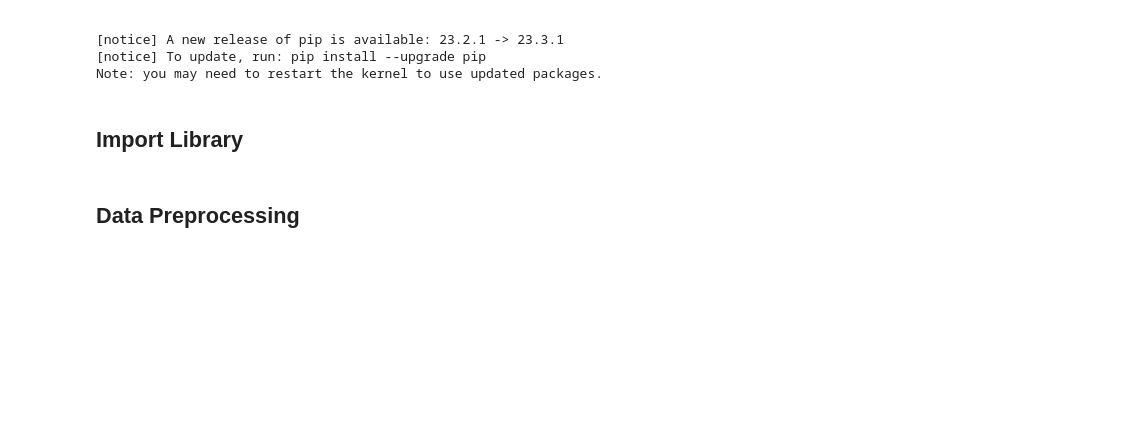
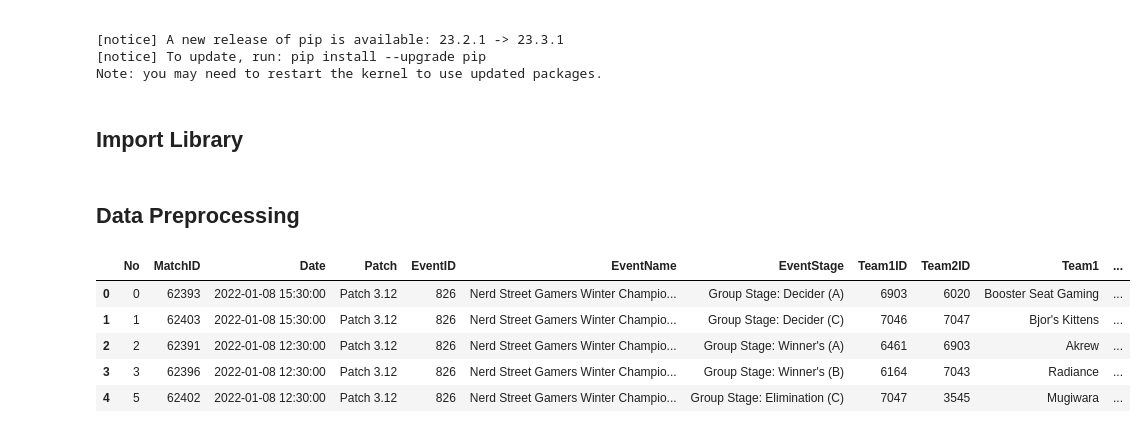
Before and after one commit to michaelsinanta/tk-kasdad, a Jupyter notebook: tk-kasdad.ipynb, the cells around one changed output. Drawn from its saved outputs; the diff is of its cells as text; code cells hidden in the pictures; blank space fills up the shorter version.

```diff
--- a/tk-kasdad.ipynb
+++ b/tk-kasdad.ipynb
@@ -66,3 +66,12 @@ df_games = pd.read_csv('./games.csv')
 df_matches = pd.read_csv('./matches.csv')
 df_scores = pd.read_csv('./scores.csv')
 df_encode = pd.read_csv('./agent_encode.csv')
+# %%
+df_matches.head()
+# %% [output]
+|  | No | MatchID | Date | Patch | EventID | EventName | EventStage | Team1ID | Team2ID | Team1 | ... |
+| 0 | 0 | 62393 | 2022-01-08 15:30:00 | Patch 3.12 | 826 | Nerd Street Gamers Winter Champio... | Group Stage: Decider (A) | 6903 | 6020 | Booster Seat Gaming | ... |
+| 1 | 1 | 62403 | 2022-01-08 15:30:00 | Patch 3.12 | 826 | Nerd Street Gamers Winter Champio... | Group Stage: Decider (C) | 7046 | 7047 | Bjor's Kittens | ... |
+| 2 | 2 | 62391 | 2022-01-08 12:30:00 | Patch 3.12 | 826 | Nerd Street Gamers Winter Champio... | Group Stage: Winner's (A) | 6461 | 6903 | Akrew | ... |
+| 3 | 3 | 62396 | 2022-01-08 12:30:00 | Patch 3.12 | 826 | Nerd Street Gamers Winter Champio... | Group Stage: Winner's (B) | 6164 | 7043 | Radiance | ... |
+| 4 | 5 | 62402 | 2022-01-08 12:30:00 | Patch 3.12 | 826 | Nerd Street Gamers Winter Champio... | Group Stage: Elimination (C) | 7047 | 3545 | Mugiwara | ... |
```
Also changed, not shown: parts of 16 cells of this notebook.
